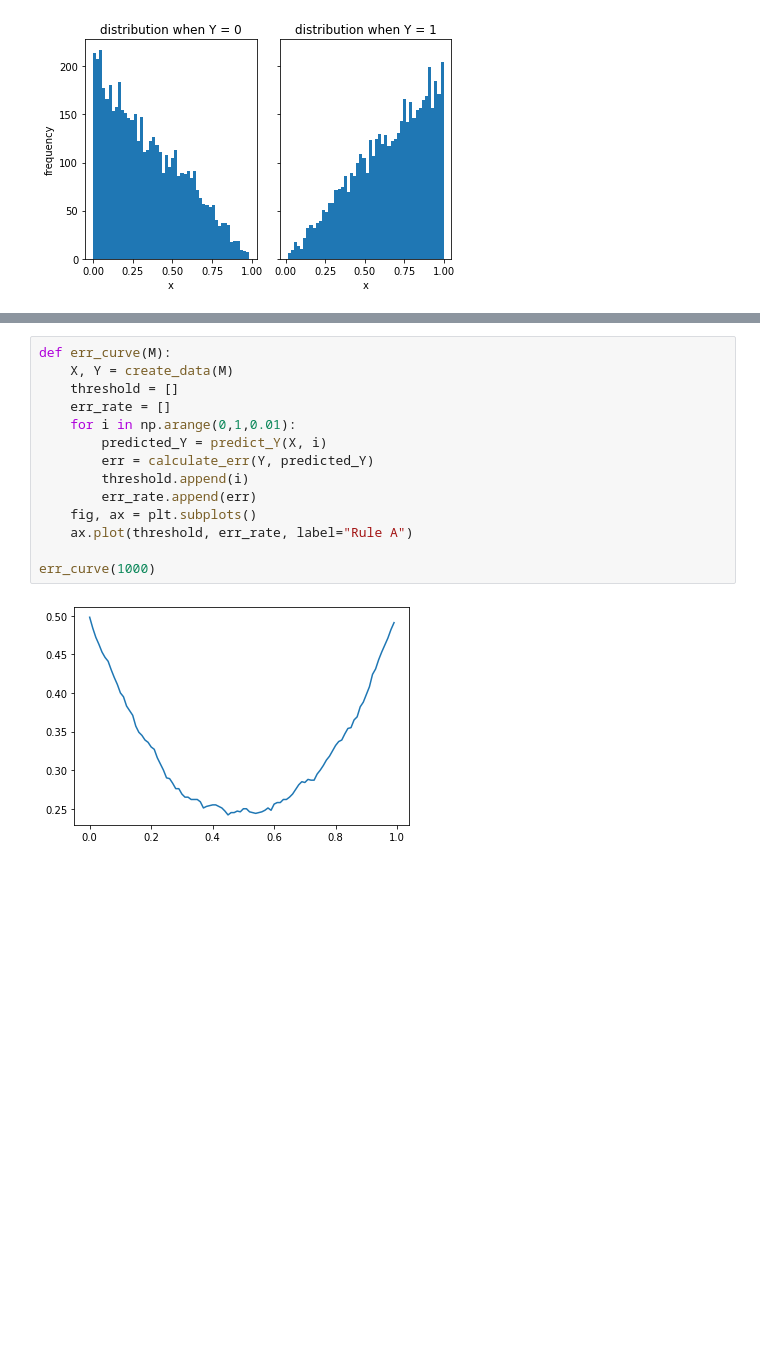
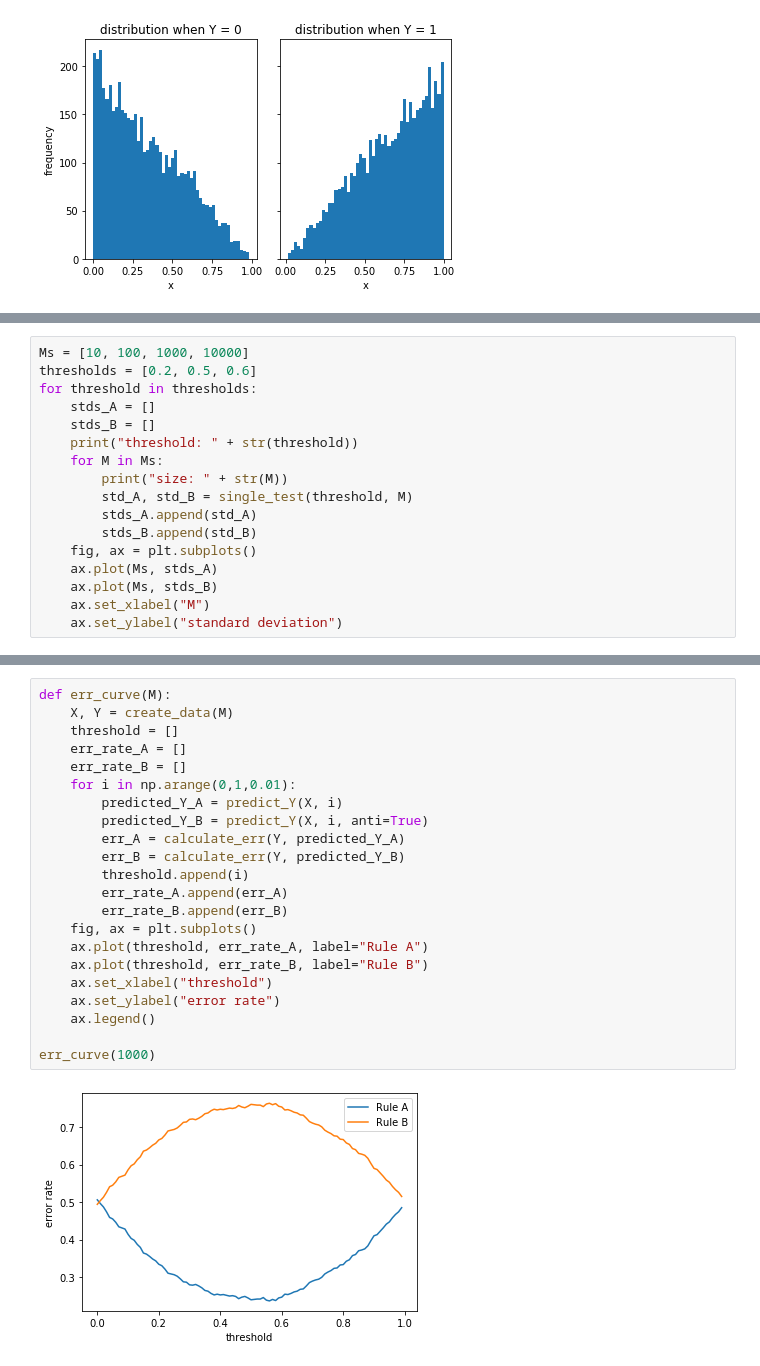
Before and after one commit to gitdxj/Monte-Carlo-Simulation-of-Threshold-Classifier, a Jupyter notebook: solution.ipynb, the cells around one changed output, grey strips where cells are left out. Drawn from its saved outputs; the diff is of its cells as text; blank space fills up the shorter version.

```diff
--- a/solution.ipynb
+++ b/solution.ipynb
@@ -103,0 +135,17 @@ def calculate_err(Y, predicted_Y):
+# %%
+Ms = [10, 100, 1000, 10000]
+thresholds = [0.2, 0.5, 0.6]
+for threshold in thresholds:
+    stds_A = []
+    stds_B = []
+    print("threshold: " + str(threshold))
+    for M in Ms:
+        print("size: " + str(M))
+        std_A, std_B = single_test(threshold, M)
+        stds_A.append(std_A)
+        stds_B.append(std_B)
+    fig, ax = plt.subplots()
+    ax.plot(Ms, stds_A)
+    ax.plot(Ms, stds_B)
+    ax.set_xlabel("M")
+    ax.set_ylabel("standard deviation")
@@ -104,16 +185,24 @@ def calculate_err(Y, predicted_Y):
 # %%
 def err_curve(M):
     X, Y = create_data(M)
     threshold = []
-    err_rate = []
+    err_rate_A = []
+    err_rate_B = []
     for i in np.arange(0,1,0.01):
-        predicted_Y = predict_Y(X, i)
-        err = calculate_err(Y, predicted_Y)
+        predicted_Y_A = predict_Y(X, i)
+        predicted_Y_B = predict_Y(X, i, anti=True)
+        err_A = calculate_err(Y, predicted_Y_A)
+        err_B = calculate_err(Y, predicted_Y_B)
         threshold.append(i)
-        err_rate.append(err)
+        err_rate_A.append(err_A)
+        err_rate_B.append(err_B)
     fig, ax = plt.subplots()
-    ax.plot(threshold, err_rate, label="Rule A")
+    ax.plot(threshold, err_rate_A, label="Rule A")
+    ax.plot(threshold, err_rate_B, label="Rule B")
+    ax.set_xlabel("threshold")
+    ax.set_ylabel("error rate")
+    ax.legend()
 
 err_curve(1000)
 # %% [output]
-[figure, old version]
+[figure, new version]
```
Also changed, not shown: parts of 11 cells of this notebook.
